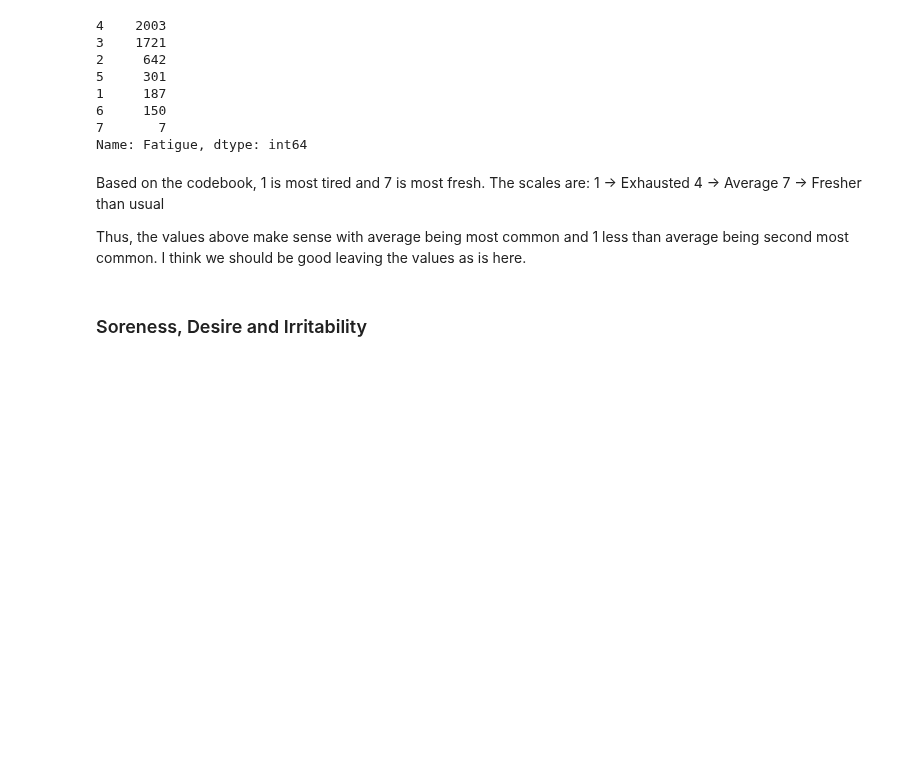
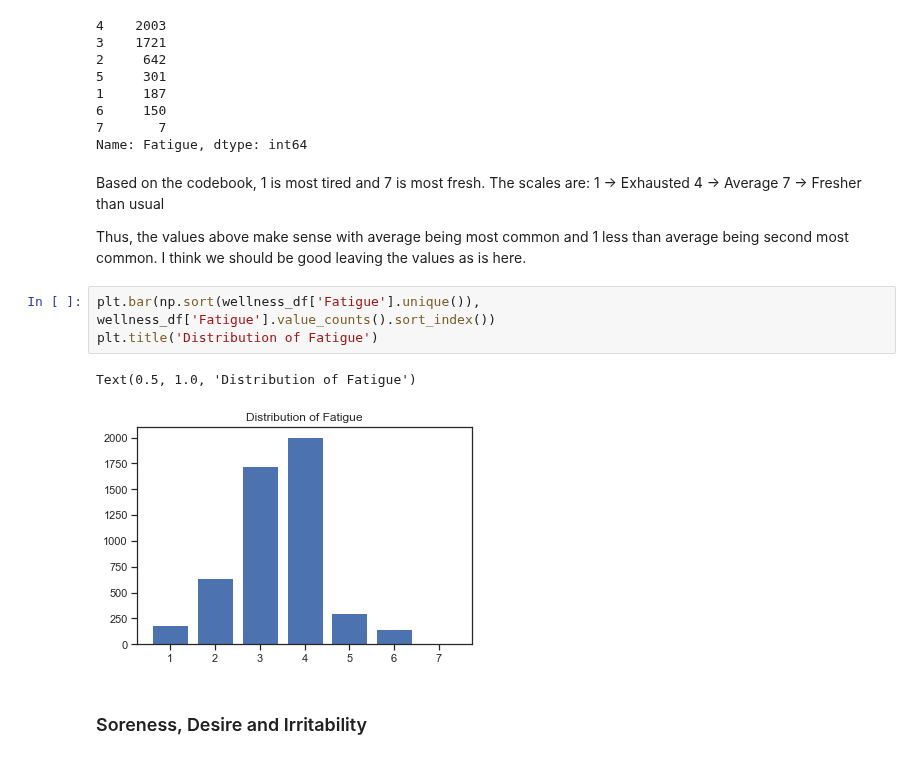
Before and after one commit to JoeRoussy/sta2453-project-1, a Jupyter notebook: wellness_factor_analysis_joe.ipynb, the cells around one changed output. Drawn from its saved outputs; the diff is of its cells as text; blank space fills up the shorter version.

```diff
--- a/wellness_factor_analysis_joe.ipynb
+++ b/wellness_factor_analysis_joe.ipynb
@@ -51,6 +53,12 @@ Based on the codebook, 1 is most tired and 7 is most fresh. The scales are:
 7 -> Fresher than usual
 
 Thus, the values above make sense with average being most common and 1 less than average being second most common. I think we should be good leaving the values as is here.
+# %%
+plt.bar(np.sort(wellness_df['Fatigue'].unique()), wellness_df['Fatigue'].value_counts().sort_index())
+plt.title('Distribution of Fatigue')
+# %% [output]
+Text(0.5, 1.0, 'Distribution of Fatigue')
+[figure, added]
 # %% [markdown]
 ### Soreness, Desire and Irritability
 # %% [markdown]
```
Also changed, not shown: parts of 111 cells of this notebook.
